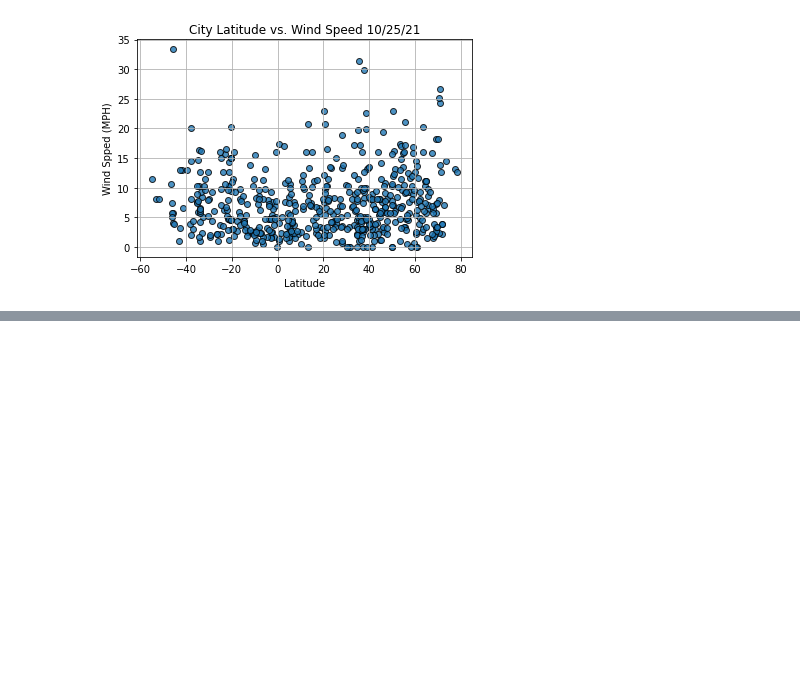
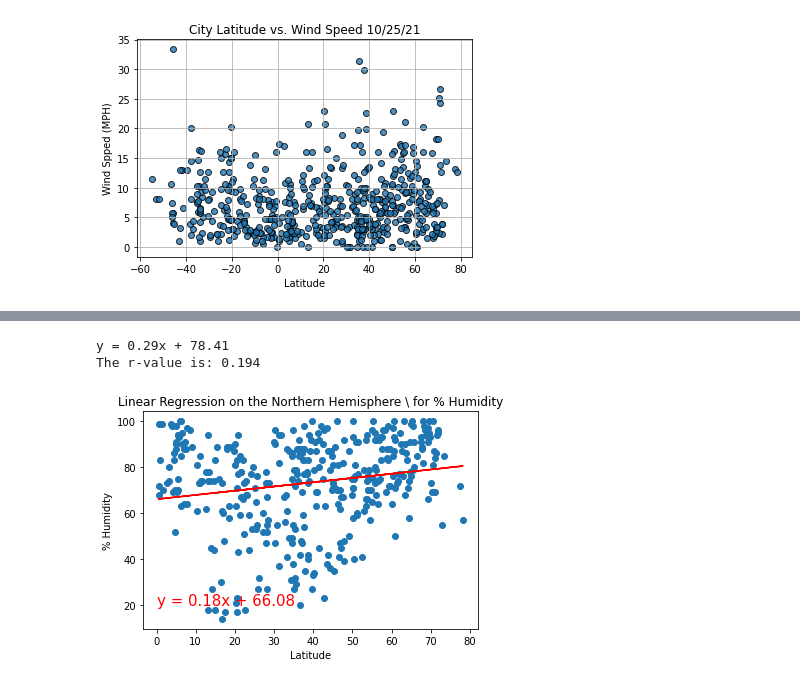
Before and after one commit to easeverance/World_Weather_Analysis, a Jupyter notebook: WeatherPy.ipynb, the cells around one changed output, grey strips where cells are left out. Cells and saved outputs as stored; diff of their text form; code cells hidden in the pictures; blank space fills up the shorter version.

```diff
--- a/WeatherPy.ipynb
+++ b/WeatherPy.ipynb
@@ -250,0 +335,19 @@ plt.show()
+# %%
+# Perform linear regression.
+(slope, intercept, r_value, p_value, std_err) = linregress(x_values_south, y_values_south)
+# Get the equation of the line.
+line_eq = "y = " + str(round(slope,2)) + "x + " + str(round(intercept,2))
+print(line_eq)
+print(f"The r-value is: {r_value:.3f}")
+# %% [output]
+y = 0.29x + 78.41
+The r-value is: 0.194
+# %%
+# Linear regression on the Northern Hemisphere
+x_values_north = northern_hemi_df["Lat"]
+y_values_north = northern_hemi_df["Humidity"]
+# Call the function.
+plot_linear_regression(x_values_north, y_values_north,
+                       'Linear Regression on the Northern Hemisphere \ for % Humidity', '% Humidity',(0,20))
+# %% [output]
+[figure, added]
```
Also changed, not shown: parts of 14 cells of this notebook.
